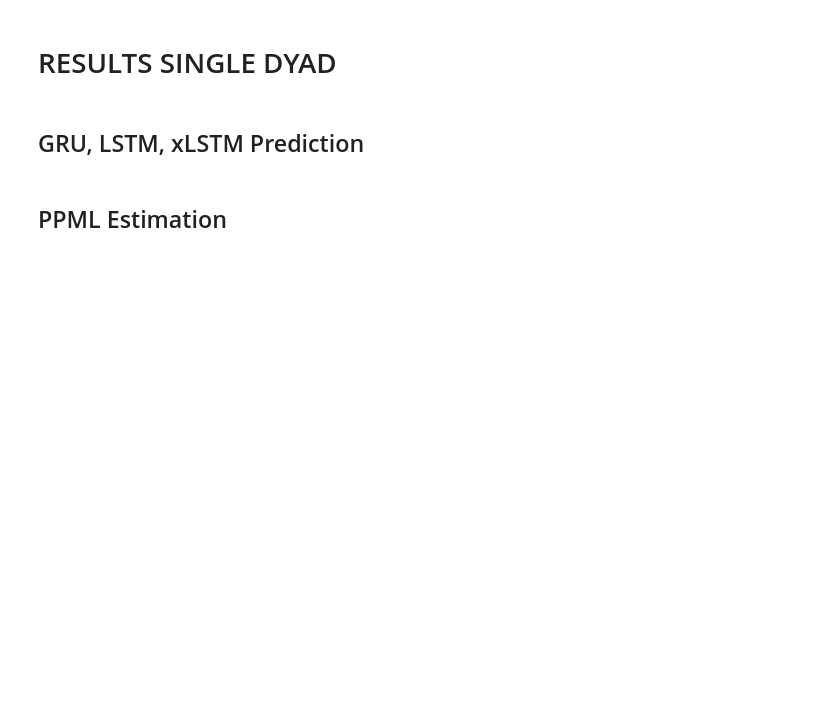
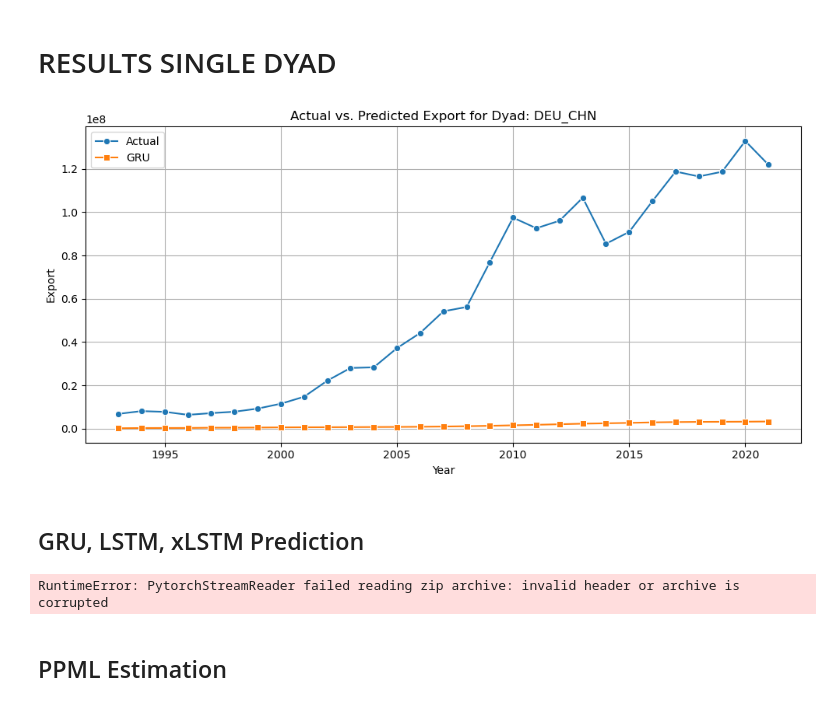
Before and after one commit to Freyness-gd/trade_under_pressure_thesis, a Jupyter notebook: src/prediction/prediction_comparison.ipynb, the cells around one changed output. Cells and saved outputs as stored; diff of their text form; code cells hidden in the pictures; blank space fills up the shorter version.

```diff
--- a/src/prediction/prediction_comparison.ipynb
+++ b/src/prediction/prediction_comparison.ipynb
@@ -229,7 +252,7 @@ plt.show()
 dyad_id_to_predict = "DEU_CHN"
 df_dyad = df_nn[df_nn["dyad_id"] == dyad_id_to_predict].copy()
 
-dataset_dyad, _ = tuds.make_panel_datasets_dyad_year(
+dataset_dyad, _ = tu.make_panel_datasets_dyad_year(
   data=df_dyad,
   features=FEATURES,
   target=TARGET,
@@ -288,37 +311,39 @@ dyad_preds["RW"] = rw_raw
 # %%
 # 5. Build DataFrame and plot
 df_dyad_plot = pd.DataFrame({
   "Year": years,
   "Actual": truth,
   "GRU": dyad_preds["GRU"],
-  "GRU-new": dyad_preds["GRU-new"],
-  "LSTM": dyad_preds["LSTM"],
-  "LSTM-new": dyad_preds["LSTM-new"],
-  "XLSTM": dyad_preds["XLSTM"],
-  "XLSTM-new": dyad_preds["XLSTM-new"],
-  "MLSTM": dyad_preds["MLSTM"],
-  "SLSTM": dyad_preds["SLSTM"],
-  "RW": dyad_preds["RW"],
+  # "GRU-new": dyad_preds["GRU-new"],
+  # "LSTM": dyad_preds["LSTM"],
+  # "LSTM-new": dyad_preds["LSTM-new"],
+  # "XLSTM": dyad_preds["XLSTM"],
+  # "XLSTM-new": dyad_preds["XLSTM-new"],
+  # "MLSTM": dyad_preds["MLSTM"],
+  # "SLSTM": dyad_preds["SLSTM"],
+  # "RW": dyad_preds["RW"],
 }).sort_values("Year")
 
 plt.figure(figsize=(10, 5))
 sns.lineplot(data=df_dyad_plot, x="Year", y="Actual", marker="o", label="Actual")
 sns.lineplot(data=df_dyad_plot, x="Year", y="GRU", marker="s", label="GRU")
 # sns.lineplot(data=df_dyad_plot, x="Year", y="GRU-new", marker="s", label="GRU-new")
 # sns.lineplot(data=df_dyad_plot, x="Year", y="LSTM", marker="^", label="LSTM")
-sns.lineplot(data=df_dyad_plot, x="Year", y="LSTM-new", marker="^", label="LSTM-new")
-sns.lineplot(data=df_dyad_plot, x="Year", y="XLSTM", marker="v", label="XLSTM")
-sns.lineplot(data=df_dyad_plot, x="Year", y="XLSTM-new", marker="v", label="XLSTM-new")
+# sns.lineplot(data=df_dyad_plot, x="Year", y="LSTM-new", marker="^", label="LSTM-new")
+# sns.lineplot(data=df_dyad_plot, x="Year", y="XLSTM", marker="v", label="XLSTM")
+# sns.lineplot(data=df_dyad_plot, x="Year", y="XLSTM-new", marker="v", label="XLSTM-new")
 # sns.lineplot(data=df_dyad_plot, x="Year", y="SLSTM", marker="v", label="SLSTM")
 # sns.lineplot(data=df_dyad_plot, x="Year", y="MLSTM", marker="v", label="MLSTM")
 # sns.lineplot(data=df_dyad_plot, x="Year", y="RW", marker="x", label="RW")
 plt.title(f"Actual vs. Predicted Export for Dyad: {dyad_id_to_predict}")
 plt.xlabel("Year")
 plt.ylabel("Export")
 plt.grid(True)
 plt.legend()
 plt.tight_layout()
 plt.show()
+# %% [output]
+[figure, added]
 # %% [markdown]
 ## GRU, LSTM, xLSTM Prediction
 # %%
@@ -332,26 +357,28 @@ checkpoint_lstm = torch.load("../../models/LSTM-0_01lr-0_3d-128hs.pt", map_locat
 checkpoint_xlstm = torch.load("../../models/XLSTM-0_001lr-0_3d-128hs.pt", map_location=torch.device("cpu"))
 checkpoint_lstm_001 = torch.load("../../models/LSTM-0_001lr-0_4d-128hs-0_001wd.pt", map_location=torch.device("cpu"))
 
-gru_model = tum.DyadGRU(**checkpoint_gru["model_hyperparams"])
+gru_model = tu.DyadGRU(**checkpoint_gru["model_hyperparams"])
 gru_model.to(device)
 gru_model.load_state_dict(checkpoint_gru["model_state_dict"])
 
-gru_model_001 = tum.DyadGRU(**checkpoint_gru_001["model_hyperparams"])
+gru_model_001 = tu.DyadGRU(**checkpoint_gru_001["model_hyperparams"])
 gru_model_001.to(device)
 gru_model_001.load_state_dict(checkpoint_gru_001["model_state_dict"])
 
-gru_001_003 = tum.DyadGRU(**checkpoint_gru_001_003["model_hyperparams"])
+gru_001_003 = tu.DyadGRU(**checkpoint_gru_001_003["model_hyperparams"])
 gru_001_003.to(device)
 gru_001_003.load_state_dict(checkpoint_gru_001_003["model_state_dict"])
 
-lstm_model = tum.DyadLSTM(**checkpoint_lstm["model_hyperparams"])
+lstm_model = tu.DyadLSTM(**checkpoint_lstm["model_hyperparams"])
 lstm_model.to(device)
 lstm_model.load_state_dict(checkpoint_lstm["model_state_dict"])
-lstm_model_001 = tum.DyadLSTM(**checkpoint_lstm_001["model_hyperparams"])
+lstm_model_001 = tu.DyadLSTM(**checkpoint_lstm_001["model_hyperparams"])
 lstm_model_001.to(device)
 lstm_model_001.load_state_dict(checkpoint_lstm_001["model_state_dict"])
 
-xlstm_model = tum.DyadXLSTM(**checkpoint_xlstm["model_hyperparams"])
+xlstm_model = tu.DyadXLSTM(**checkpoint_xlstm["model_hyperparams"])
 xlstm_model.to(device)
 xlstm_model.load_state_dict(checkpoint_xlstm["model_state_dict"])
+# %% [output]
+RuntimeError: PytorchStreamReader failed reading zip archive: invalid header or archive is corrupted
 # %%
```
Also changed, not shown: parts of 6 cells of this notebook, 9 other files.
